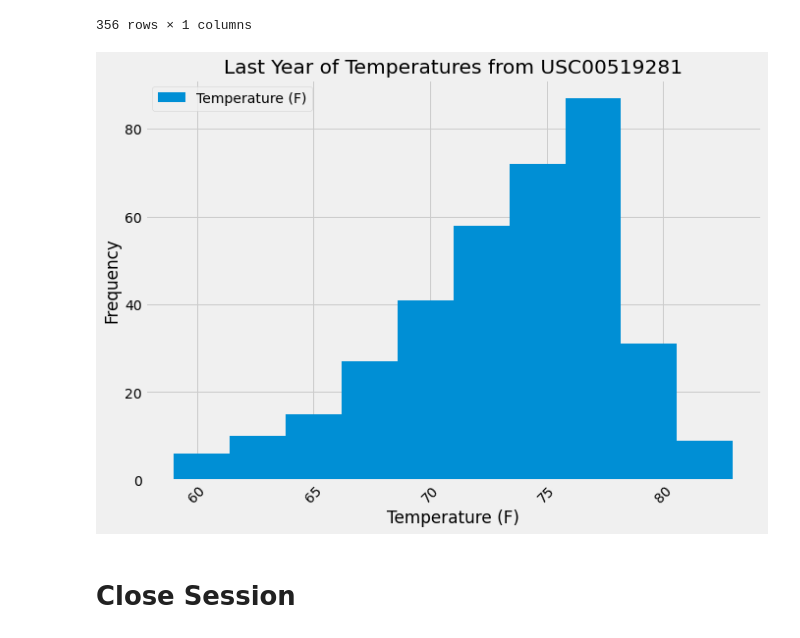
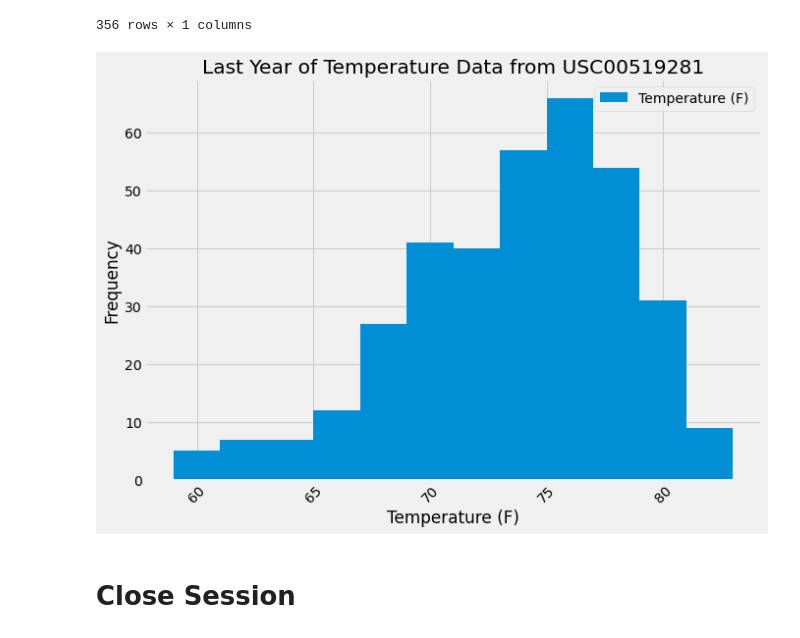
Before and after one commit to cwolf1424/SQLAlchemy-Challenge, a Jupyter notebook: SurfsUp/Climate_Analysis.ipynb, the cells around one changed output. Drawn from its saved outputs; the diff is of its cells as text; code cells hidden in the pictures.

```diff
--- a/SurfsUp/climate_starter.ipynb
+++ b/SurfsUp/Climate_Analysis.ipynb
@@ -185,14 +185,14 @@ USC00519281_last_yr_df
 356 rows × 1 columns
 # %%
 # Plot the results as a histogram
-USC00519281_last_yr_df.plot(kind="hist", figsize=(10, 7))
-plt.title("Last Year of Temperatures from USC00519281")
+USC00519281_last_yr_df.plot(kind="hist", bins=12, figsize=(10, 7))
+plt.title("Last Year of Temperature Data from USC00519281")
 plt.xlabel("Temperature (F)")
 plt.ylabel("Frequency")
 plt.xticks(rotation=45)
 plt.show()
 # %% [output]
-[figure, old version]
+[figure, new version]
 # %% [markdown]
 # Close Session
 # %%
```
Also changed, not shown: 1 other file.
